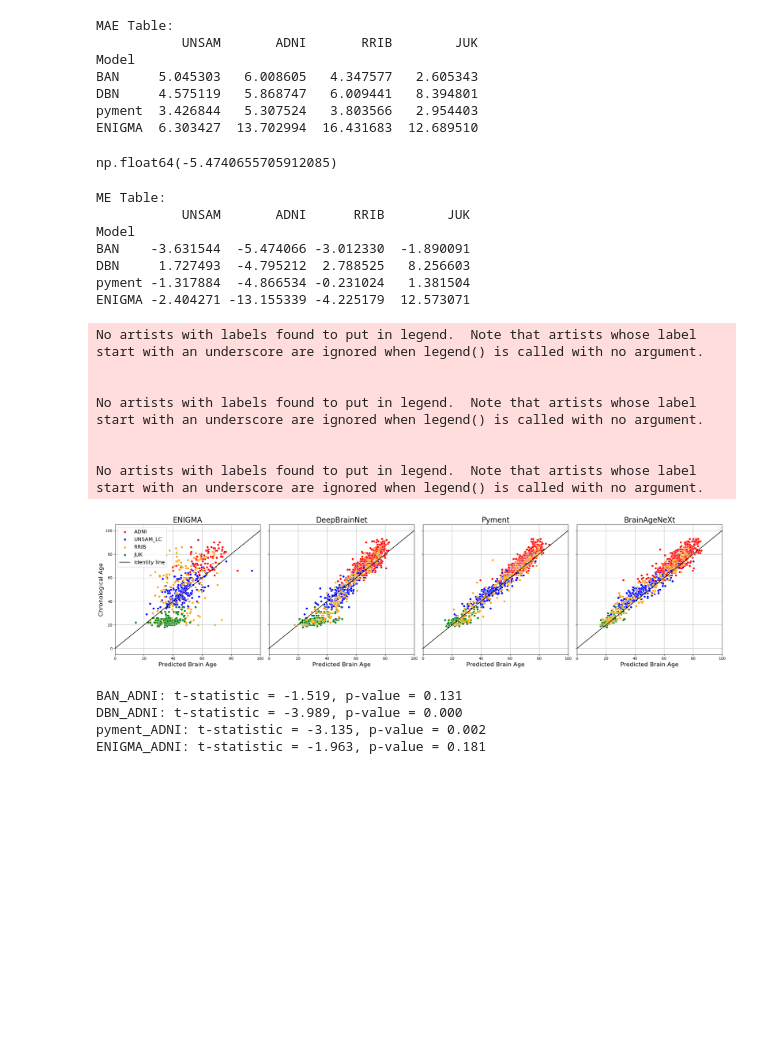
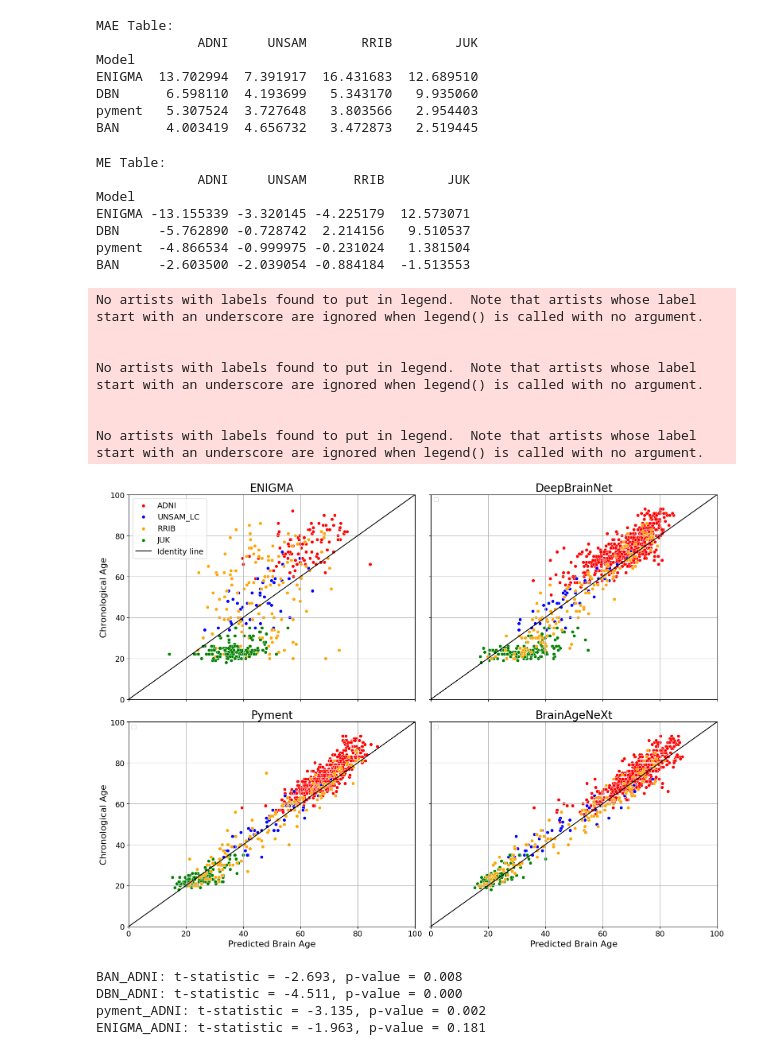
Before and after one commit to mabelzunce/brainage-models-benchmark, a Jupyter notebook: results/scatter+box.ipynb, the cells around one changed output. Cells and saved outputs as stored; diff of their text form; code cells hidden in the pictures; blank space fills up the shorter version.

```diff
--- a/results/scatter+box.ipynb
+++ b/results/scatter+box.ipynb
@@ -10,10 +10,10 @@ BAN_ADNI=pd.read_csv('./BrainAgeNeXt/BAN_ADNI.csv')
 BAN_RRIB=pd.read_csv('./BrainAgeNeXt/BAN_RRIB.csv')
 BAN_JUK=pd.read_csv('./BrainAgeNeXt/BAN_JUK.csv')
 
-DBN_UNSAM=pd.read_csv('./DeepBrainNet/DBN_UNSAM_BET.csv')
-DBN_ADNI=pd.read_csv('./DeepBrainNet/DBN_ADNI_BET.csv')
-DBN_RRIB=pd.read_csv('./DeepBrainNet/DBN_RRIB_BET.csv')
-DBN_JUK=pd.read_csv('./DeepBrainNet/DBN_JUK_BET.csv')
+DBN_UNSAM=pd.read_csv('./DeepBrainNet/DBN_UNSAM_pynet.csv')
+DBN_ADNI=pd.read_csv('./DeepBrainNet/DBN_ADNI_pynet.csv')
+DBN_RRIB=pd.read_csv('./DeepBrainNet/DBN_RRIB_pynet.csv')
+DBN_JUK=pd.read_csv('./DeepBrainNet/DBN_JUK_pynet.csv')
 
 pyment_UNSAM=pd.read_csv('./pyment/pyment_UNSAM.csv')
 pyment_ADNI=pd.read_csv('./pyment/pyment_ADNI.csv')
@@ -64,55 +64,50 @@ MEENIGMARRIB=np.mean(ENIGMA_RRIB['Error'])
 # %%
 #show MEA in a table
 MAE_table = pd.DataFrame({
-    'Model': ['BAN', 'DBN', 'pyment', 'ENIGMA'],
-    'UNSAM': [MAEBANUNSAM, MAEDBNUNSAM, MAEpymentUNSAM, MAEENIGMAUNSAM],
-    'ADNI': [MAEBANADNI, MAEDBNADNI, MAEpymentADNI, MAEENIGMAADNI],
-    'RRIB': [MAEBANRRIB, MAEDBNRRIB, MAEpymentRRIB, MAEENIGMARRIB],
-    'JUK': [MAEBANJUK, MAEDBNJUK, MAEpymentJUK, MAEENIGMAJUK]
+    'Model': ['ENIGMA', 'DBN', 'pyment','BAN' ],
+    'ADNI': [MAEENIGMAADNI, MAEDBNADNI, MAEpymentADNI,MAEBANADNI],
+    'UNSAM': [MAEENIGMAUNSAM, MAEDBNUNSAM, MAEpymentUNSAM, MAEBANUNSAM],
+    'RRIB': [MAEENIGMARRIB, MAEDBNRRIB, MAEpymentRRIB,MAEBANRRIB],
+    'JUK': [MAEENIGMAJUK, MAEDBNJUK, MAEpymentJUK,MAEBANJUK]
 })
 MAE_table.set_index('Model', inplace=True)
 print("MAE Table:")
 print(MAE_table)
 # %% [output]
 MAE Table:
-           UNSAM       ADNI       RRIB        JUK
+             ADNI     UNSAM       RRIB        JUK
 Model
-BAN     5.045303   6.008605   4.347577   2.605343
-DBN     4.575119   5.868747   6.009441   8.394801
-pyment  3.426844   5.307524   3.803566   2.954403
-ENIGMA  6.303427  13.702994  16.431683  12.689510
+ENIGMA  13.702994  7.391917  16.431683  12.689510
+DBN      6.598110  4.193699   5.343170   9.935060
+pyment   5.307524  3.727648   3.803566   2.954403
+BAN      4.003419  4.656732   3.472873   2.519445
-# %%
-#ADNI MAE and ME for controls only
-np.mean(BAN_ADNI[BAN_ADNI['Group']=='CN']['Error'])
-# %% [output]
-np.float64(-5.4740655705912085)
 # %%
 #show ME in a table
 ME_table = pd.DataFrame({
-    'Model': ['BAN', 'DBN', 'pyment', 'ENIGMA'],
-    'UNSAM': [MEBANUNSAM, MEDBNUNSAM, MEpymentUNSAM, MEENIGMAUNSAM],
-    'ADNI': [MEBANADNI, MEDBNADNI, MEpymentADNI, MEENIGMAADNI],
-    'RRIB': [MEBANRRIB, MEDBNRRIB, MEpymentRRIB, MEENIGMARRIB],
-    'JUK': [MEBANJUK, MEDBNJUK, MEpymentJUK, MEENIGMAJUK]
+    'Model': ['ENIGMA', 'DBN', 'pyment','BAN' ],
+    'ADNI': [MEENIGMAADNI, MEDBNADNI, MEpymentADNI,MEBANADNI],
+    'UNSAM': [MEENIGMAUNSAM, MEDBNUNSAM, MEpymentUNSAM, MEBANUNSAM],
+    'RRIB': [MEENIGMARRIB, MEDBNRRIB, MEpymentRRIB,MEBANRRIB],
+    'JUK': [MEENIGMAJUK, MEDBNJUK, MEpymentJUK,MEBANJUK]
 })
 ME_table.set_index('Model', inplace=True)
 print("\nME Table:")
 print(ME_table)
 # %% [output]
 ME Table:
-           UNSAM       ADNI      RRIB        JUK
+             ADNI     UNSAM      RRIB        JUK
 Model
-BAN    -3.631544  -5.474066 -3.012330  -1.890091
-DBN     1.727493  -4.795212  2.788525   8.256603
-pyment -1.317884  -4.866534 -0.231024   1.381504
-ENIGMA -2.404271 -13.155339 -4.225179  12.573071
+ENIGMA -13.155339 -3.320145 -4.225179  12.573071
+DBN     -5.762890 -0.728742  2.214156   9.510537
+pyment  -4.866534 -0.999975 -0.231024   1.381504
+BAN     -2.603500 -2.039054 -0.884184  -1.513553
 # %%
-fig, axes = plt.subplots(1, 4, figsize=(24, 6), sharex=True, sharey=True)
+fig, axes = plt.subplots(2, 2, figsize=(16, 12), sharex=True, sharey=True)
 axes = axes.flatten()
 
 # --- subplot 1: ENIGMA ---
 sns.scatterplot(data=ENIGMA_ADNI[ENIGMA_ADNI['Group']=='CN'], y='Age', x='prediction', ax=axes[0], color='red', label='ADNI')
-sns.scatterplot(data=ENIGMA_UNSAM, y='Edad', x='prediction', ax=axes[0], color='blue', label='UNSAM_LC')
+sns.scatterplot(data=ENIGMA_UNSAM[ENIGMA_UNSAM['Grupo']=='CONTROL'], y='Edad', x='prediction', ax=axes[0], color='blue', label='UNSAM_LC')
 sns.scatterplot(data=ENIGMA_RRIB, y='age', x='prediction', ax=axes[0], color='orange', label='RRIB')
 sns.scatterplot(data=ENIGMA_JUK, y='age', x='prediction', ax=axes[0], color='green', label='JUK')
 axes[0].plot([0, 100], [0, 100], color='black', label='Identity line')
@@ -123,10 +118,10 @@ axes[0].legend(fontsize=14)
 axes[0].grid(True)
 
 # --- subplot 2: DeepBrainNet ---
-sns.scatterplot(data=DBN_ADNI[DBN_ADNI['Group']=='CN'], y='Age', x='Pred_Age', ax=axes[1], color='red')
-sns.scatterplot(data=DBN_UNSAM, y='Edad', x='Pred_Age', ax=axes[1], color='blue')
-sns.scatterplot(data=DBN_JUK, y='age', x='Pred_Age', ax=axes[1], color='green')
-sns.scatterplot(data=DBN_RRIB, y='age', x='Pred_Age', ax=axes[1], color='orange')
+sns.scatterplot(data=DBN_ADNI[DBN_ADNI['Group']=='CN'], y='Age', x='predicted_age', ax=axes[1], color='red')
+sns.scatterplot(data=DBN_UNSAM[DBN_UNSAM['Grupo']=='CONTROL'], y='Edad', x='predicted_age', ax=axes[1], color='blue')
+sns.scatterplot(data=DBN_JUK, y='age', x='predicted_age', ax=axes[1], color='green')
+sns.scatterplot(data=DBN_RRIB, y='age', x='predicted_age', ax=axes[1], color='orange')
 axes[1].plot([0, 100], [0, 100], color='black')
 axes[1].set_title('DeepBrainNet', fontsize=20)
 axes[1].set_xlabel('Predicted Brain Age', fontsize=16)
@@ -136,42 +131,44 @@ axes[1].grid(True)
 
 # --- subplot 3: Pyment ---
 sns.scatterplot(data=pyment_ADNI[pyment_ADNI['Group']=='CN'], y='Age', x='prediction', ax=axes[2], color='red')
-sns.scatterplot(data=pyment_UNSAM, y='Edad', x='prediction', ax=axes[2], color='blue')
+sns.scatterplot(data=pyment_UNSAM[pyment_UNSAM['Grupo']=='CONTROL'], y='Edad', x='prediction', ax=axes[2], color='blue')
 sns.scatterplot(data=pyment_JUK, y='age', x='prediction', ax=axes[2], color='green')
 sns.scatterplot(data=pyment_RRIB, y='age', x='prediction', ax=axes[2], color='orange')
 axes[2].plot([0, 100], [0, 100], color='black')
 axes[2].set_title('Pyment', fontsize=20)
 axes[2].set_xlabel('Predicted Brain Age', fontsize=16)
 axes[2].set_ylabel('Chronological Age', fontsize=16)
 axes[2].legend()
 axes[2].grid(True)
 
 # --- subplot 4: BrainAgeNeXt ---
 sns.scatterplot(data=BAN_ADNI[BAN_ADNI['Group']=='CN'], y='Age', x='Predicted_Brain_Age', ax=axes[3], color='red')
-sns.scatterplot(data=BAN_UNSAM, y='Edad', x='Predicted_Brain_Age', ax=axes[3], color='blue')
+sns.scatterplot(data=BAN_UNSAM[BAN_UNSAM['Grupo']=='CONTROL'], y='Edad', x='Predicted_Brain_Age', ax=axes[3], color='blue')
 sns.scatterplot(data=BAN_JUK, y='age', x='Predicted_Brain_Age', ax=axes[3], color='green')
 sns.scatterplot(data=BAN_RRIB, y='age', x='Predicted_Brain_Age', ax=axes[3], color='orange')
 axes[3].plot([0, 100], [0, 100], color='black')
 axes[3].set_title('BrainAgeNeXt', fontsize=20)
 axes[3].set_xlabel('Predicted Brain Age', fontsize=16)
 axes[3].set_ylabel('Age', fontsize=16)
 axes[3].legend()
 axes[3].grid(True)
 
 for ax in axes:
     ax.set_xlim(0, 100)
+    ax.set_ylim(0, 100)
+    ax.tick_params(axis='both', labelsize=14)  # Cambia 16 por el tamaño que prefieras
 
 plt.tight_layout()
 plt.show()
 # %% [output]
 No artists with labels found to put in legend.  Note that artists whose label start with an underscore are ignored when legend() is called with no argument.
 
 
 No artists with labels found to put in legend.  Note that artists whose label start with an underscore are ignored when legend() is called with no argument.
 
 
 No artists with labels found to put in legend.  Note that artists whose label start with an underscore are ignored when legend() is called with no argument.
-[figure, old version]
+[figure, new version]
 # %%
 import plotly.express as px
 from plotly.subplots import make_subplots
@@ -412,8 +410,8 @@ for name, df in datasets.items():
 for name, result in results.items():
     print(f"{name}: t-statistic = {result['t_stat']:.3f}, p-value = {result['p_value']:.3f}")
 # %% [output]
-BAN_ADNI: t-statistic = -1.519, p-value = 0.131
-DBN_ADNI: t-statistic = -3.989, p-value = 0.000
+BAN_ADNI: t-statistic = -2.693, p-value = 0.008
+DBN_ADNI: t-statistic = -4.511, p-value = 0.000
 pyment_ADNI: t-statistic = -3.135, p-value = 0.002
 ENIGMA_ADNI: t-statistic = -1.963, p-value = 0.181
 # %%
```
Also changed, not shown: parts of 3 cells of this notebook, 9 other files.
